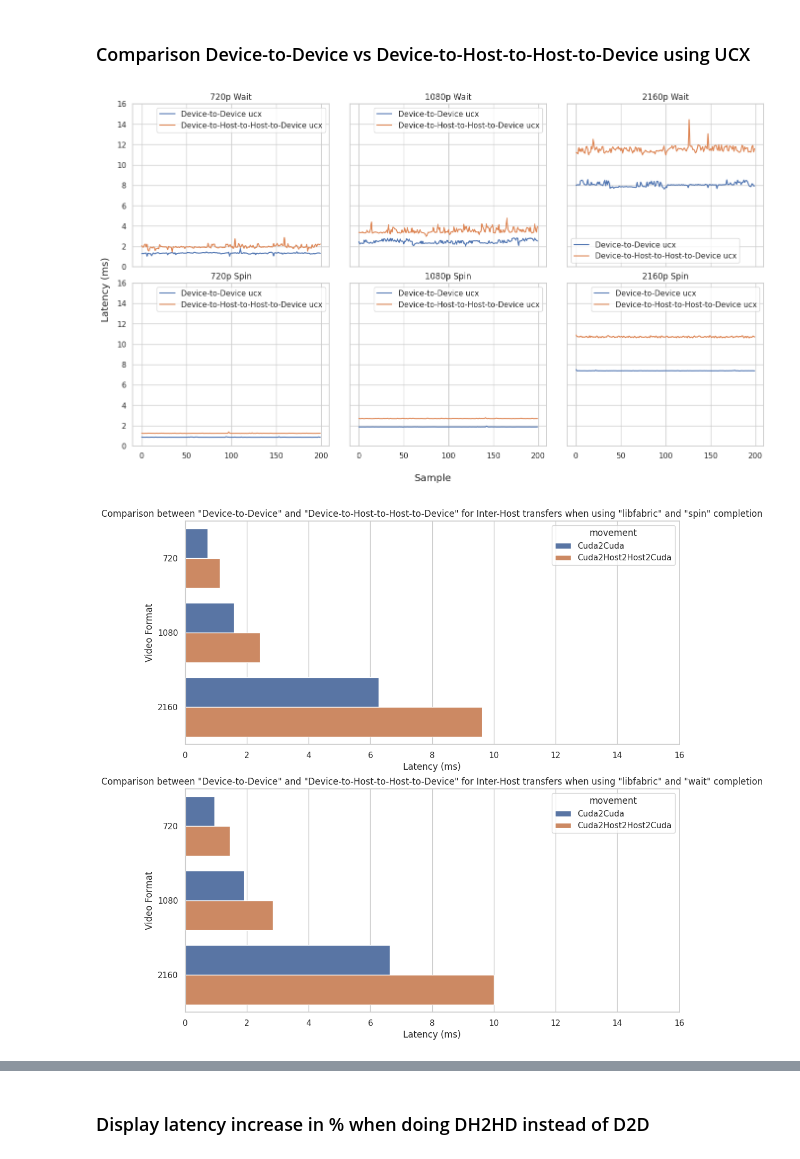
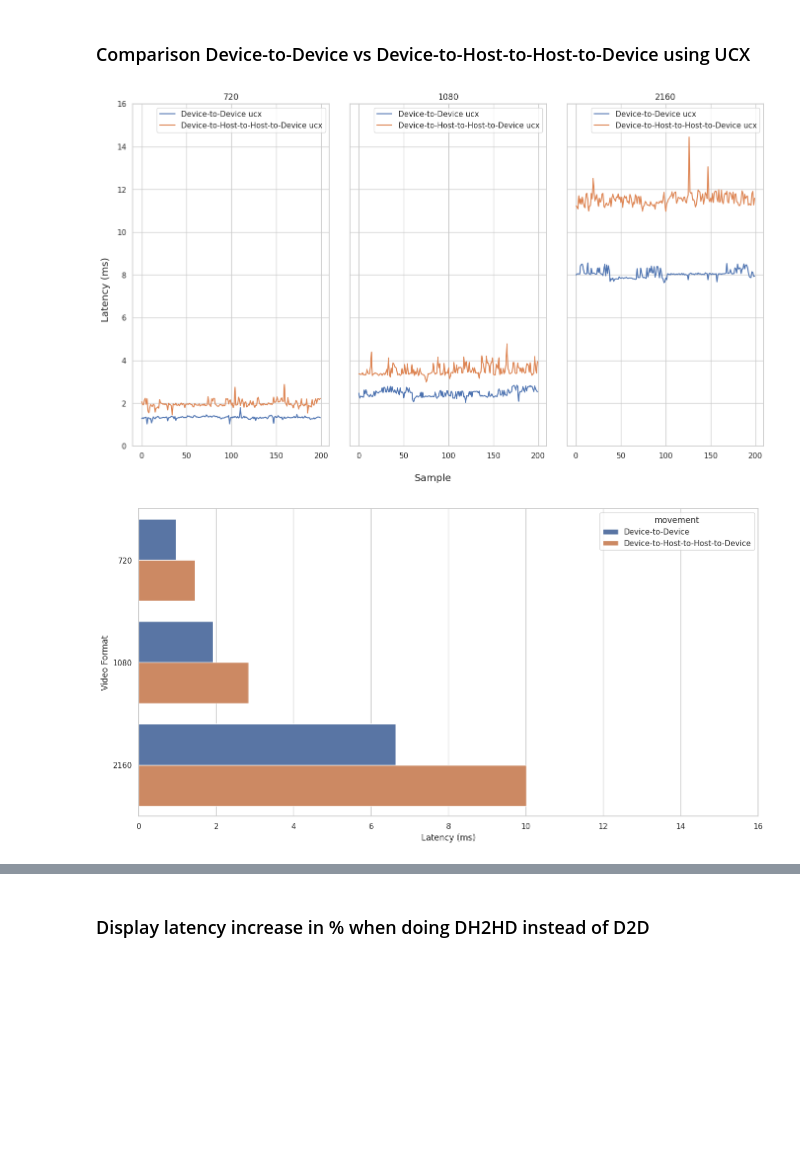
Before and after one commit to jonasohland/mts-fabrics-study, a Jupyter notebook: notebooks/mts-study.ipynb, the cells around one changed output, grey strips where cells are left out. Drawn from its saved outputs; the diff is of its cells as text; code cells hidden in the pictures; blank space fills up the shorter version.

```diff
--- a/notebooks/mts-study.ipynb
+++ b/notebooks/mts-study.ipynb
@@ -201,7 +142,7 @@ table
 # %% [markdown]
 ## Device to Host 2 Host to Device Inter-host
 # %%
-config = {"libraries":[Library.libfabric, Library.native],"tests": [Test.mxl_fabrics, Test.ucx], "movements": [Movement.d2d, Movement.dh2hd], "transports":[Transport.verbs], "tx_modes": [TransferMode.reflect], "completions": [Completion.wait, Completion.spin]}
+config = {"libraries":[Library.libfabric, Library.native],"tests": [Test.mxl_fabrics, Test.ucx], "movements": [Movement.d2d, Movement.dh2hd], "transports":[Transport.verbs], "tx_modes": [TransferMode.reflect], "completions": [Completion.wait]}
 
 # load data
 data, perf, pcie = load_data(f"{data_dir}/dh2hd-interhost", timers_loader, **config)
@@ -284,34 +218,35 @@ for i, format in enumerate(Format):
 ### Comparison Device-to-Device vs Device-to-Host-to-Host-to-Device using UCX
 # %%
 ymin, ymax = 0, 16
-fig, axs = plt.subplots(nrows=len(config["completions"]),ncols=len(Format), sharex=True, sharey=True)
+fig, axs = plt.subplots(nrows=1,ncols=len(Format), sharex=True, sharey=True)
 fig.supylabel("Latency (ms)")
 fig.supxlabel("Sample")
 fig.tight_layout()
 
 for i, format in enumerate(Format):
-    for j, comp in enumerate(config["completions"]):
-        axs[j][i].set_title(f"{format.value}p {comp.value}")
-        axs[j][i].set_ylim(ymin, ymax)
-        for movement in config["movements"]:
-            axs[j][i].plot(data[TestConfiguration(Library.ucx, format, comp, Test.ucx, movement, Transport.none, TransferMode.reflect)]/1e6, label=f"{movement.to_study_name()} ucx")
-            axs[j][i].legend()
+    axs[i].set_title(f"{format.value}")
+    axs[i].set_ylim(ymin, ymax)
+    for movement in config["movements"]:
+        axs[i].plot(data[TestConfiguration(Library.ucx, format, Completion.wait, Test.ucx, movement, Transport.none, TransferMode.reflect)]/1e6, label=f"{movement.to_study_name()} ucx")
+        axs[i].legend()
 # %% [output]
-[figure, old version]
+[figure, new version]
 # %%
 data_df = make_table(data, perf, columns=["format", "library", "completion", "movement"])
 # only keep used movements
 data_df = data_df.with_columns(
-    pl.col('movement').cast(pl.Categorical)
+    pl.col.movement.cast(pl.Categorical)
+)
+data_df = data_df.filter((pl.col.completion == Completion.none) | (pl.col.completion == Completion.wait), pl.col.library == Library.libfabric)
+data_df = data_df.with_columns(
+    pl.col.movement.map_elements(lambda m:  Movement(m).to_study_name(), return_dtype=str)
 )
 
-comps = [Completion.spin, Completion.wait]
-fig, axs = plt.subplots(nrows=len(comps), ncols=1, figsize=(12, 12))
-for i, comp in enumerate(comps):
-    axs[i].set_title(f'Comparison between "Device-to-Device" and "Device-to-Host-to-Host-to-Device" for Inter-Host transfers when using "libfabric" and "{comp.name}" completion')
-    axs[i].set_xlabel("Latency (ms)")
-    axs[i].set_ylabel("Video Format")
-    axs[i].set_xlim(0,16)
-    sns.barplot(data=data_df.filter(pl.col("completion") == comp.value, pl.col("library") == "libfabric"), x='lat_mean', y="format", hue='movement', orient='h', ax=axs[i]);
+fig, ax = plt.subplots(figsize=(16, 8))
+# ax.set_title(f'Comparison between "Device-to-Device" and "Device-to-Host-to-Host-to-Device" for Inter-Host transfers when using "libfabric" and "{comp.name}" completion')
+ax.set_xlabel("Latency (ms)")
+ax.set_ylabel("Video Format")
+ax.set_xlim(0,16)
+sns.barplot(data=data_df, x='lat_mean', y="format", hue='movement', orient='h', ax=ax);
 # %% [output]
-[figure, old version]
+[figure, new version]
```
Also changed, not shown: parts of 35 cells of this notebook, 4 other files.
